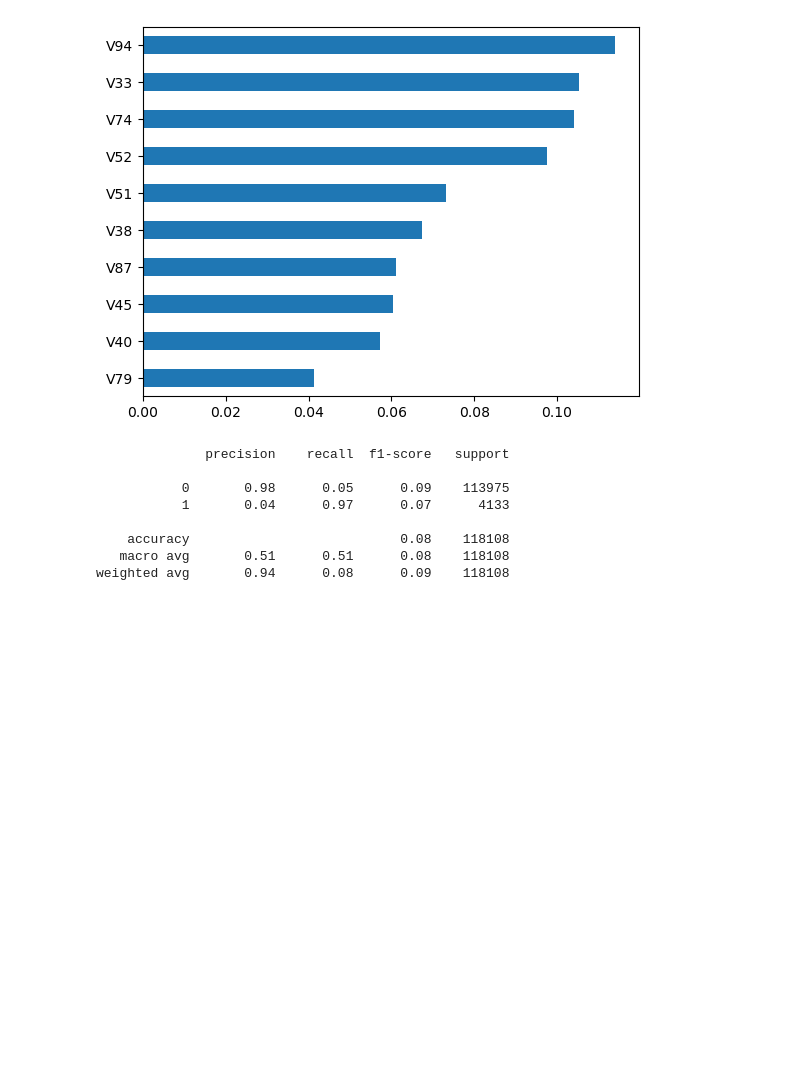
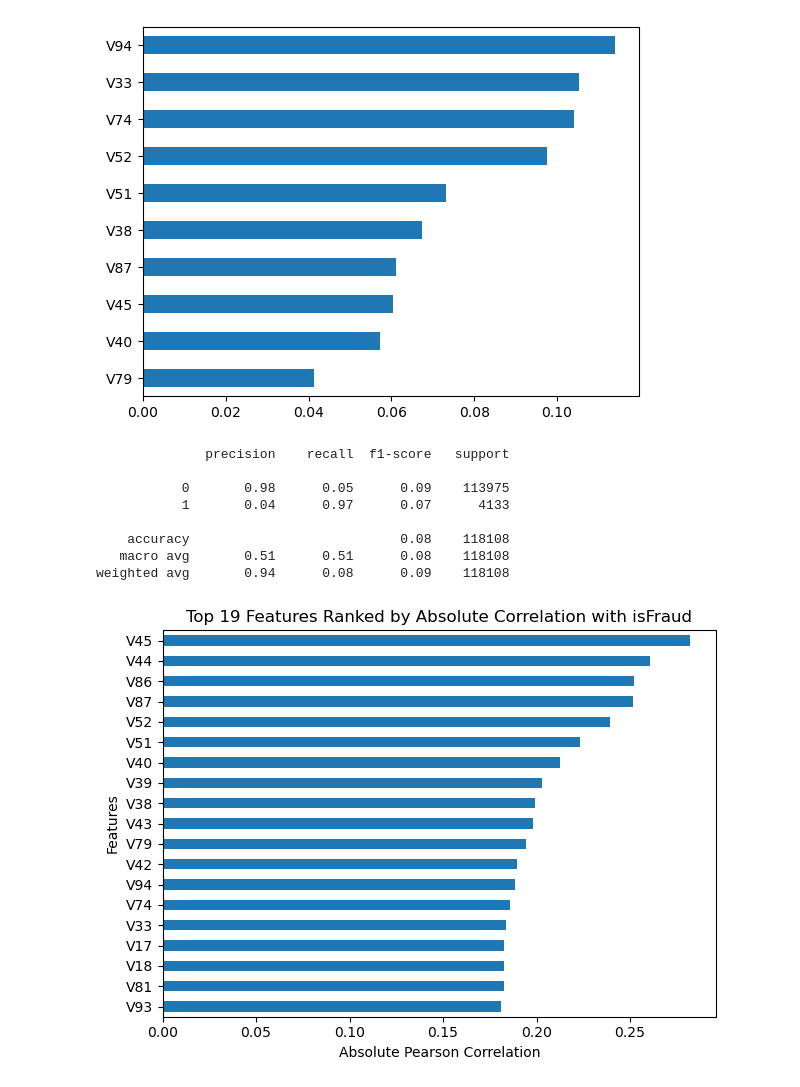
Before and after one commit to JerickAng/Big-Data-Fraud-Detection, a Jupyter notebook: notebooks/eda_preprocessing.ipynb, the cells around one changed output. Drawn from its saved outputs; the diff is of its cells as text; code cells hidden in the pictures; blank space fills up the shorter version.

```diff
--- a/notebooks/eda_preprocessing.ipynb
+++ b/notebooks/eda_preprocessing.ipynb
@@ -234,3 +234,15 @@ print(classification_report(y_test, y_pred_adjusted))
     accuracy                           0.08    118108
    macro avg       0.51      0.51      0.08    118108
 weighted avg       0.94      0.08      0.09    118108
+# %%
+import matplotlib.pyplot as plt
+
+corr_target.drop('isFraud').head(19).sort_values().plot(kind='barh')
+
+plt.title("Top 19 Features Ranked by Absolute Correlation with isFraud")
+plt.xlabel("Absolute Pearson Correlation")
+plt.ylabel("Features")
+plt.tight_layout()
+plt.show()
+# %% [output]
+[figure, added]
```
